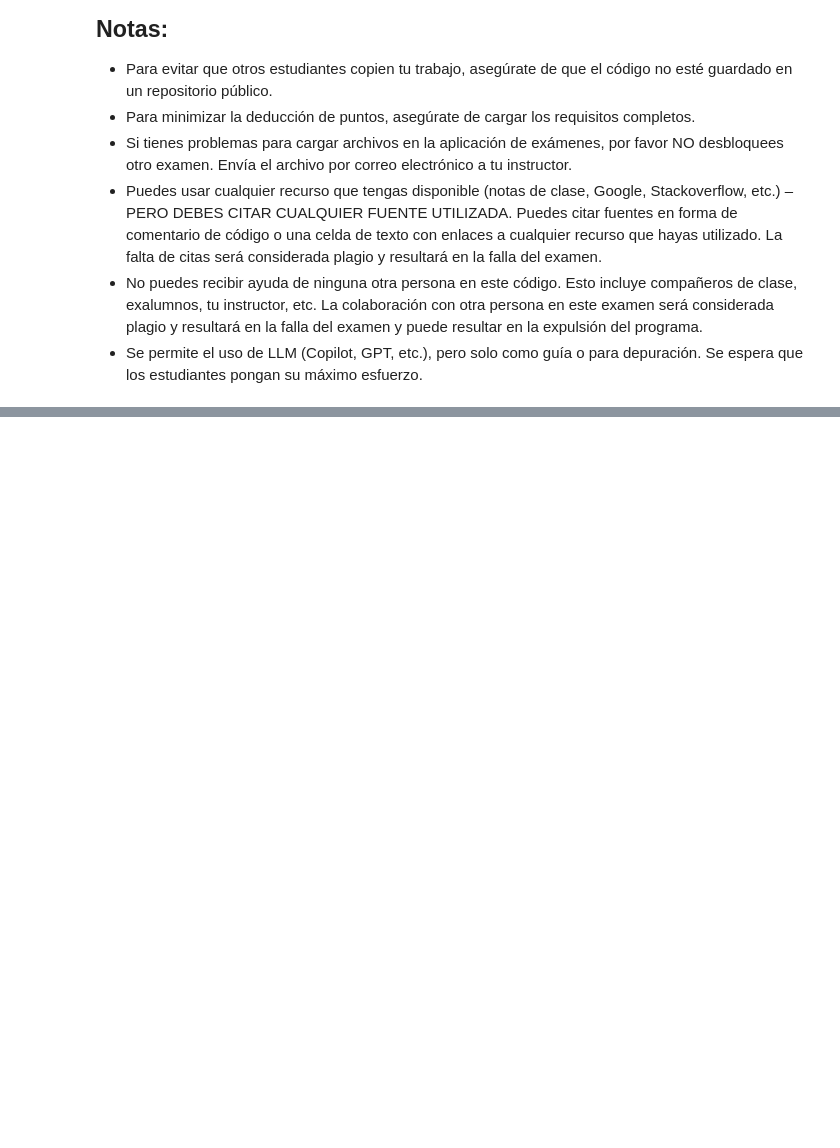
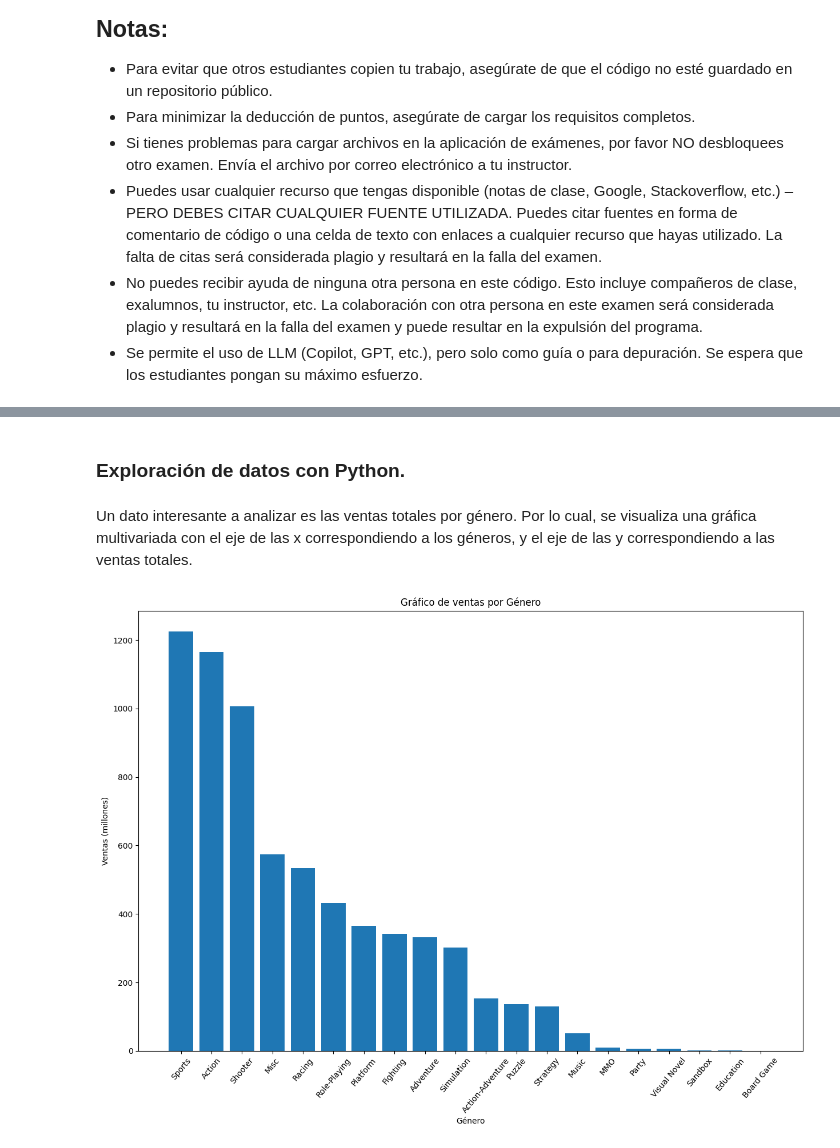
Before and after one commit to dmnunez1993/version-f-analisis-de-ventas-de-videojuegos-2024-examen, a Jupyter notebook: notebooks/exploracion-analisis-de-ventas-de-videojuegos-2024.ipynb, the cells around one changed output, grey strips where cells are left out. Cells and saved outputs as stored; diff of their text form; code cells hidden in the pictures; blank space fills up the shorter version.

```diff
--- a/notebooks/exploracion-analisis-de-ventas-de-videojuegos-2024.ipynb
+++ b/notebooks/exploracion-analisis-de-ventas-de-videojuegos-2024.ipynb
@@ -47,0 +453,5 @@ El dataset puede ser encontrado aquí: https://www.kaggle.com/datasets/asaniczka
+# %%
+df["release_date"] = pd.to_datetime(df["release_date"], format="%Y-%m-%d")
+df["last_update"] = pd.to_datetime(df["release_date"], format="%Y-%m-%d")
+
+df.dtypes
@@ -47,0 +476,18 @@ El dataset puede ser encontrado aquí: https://www.kaggle.com/datasets/asaniczka
+# %% [markdown]
+### Exploración de datos con Python.
+# %% [markdown]
+Un dato interesante a analizar es las ventas totales por género. Por lo cual, se visualiza una gráfica multivariada con el eje de las x correspondiendo a los géneros, y el eje de las y correspondiendo a las ventas totales.
+# %%
+df_categorias_agrupadas = df.groupby("genre")["total_sales_millions"].agg("sum").reset_index().sort_values("total_sales_millions", ascending=False)
+generos = df_categorias_agrupadas["genre"]
+ventas_totales = df_categorias_agrupadas["total_sales_millions"]
+
+plt.figure(figsize=(15, 10))
+plt.bar(generos, ventas_totales)
+plt.title("Gráfico de ventas por Género")
+plt.xlabel("Género")
+plt.ylabel("Ventas (millones)")
+plt.xticks(rotation=50)
+plt.show()
+# %% [output]
+[figure, added]
```
Also changed, not shown: parts of 43 cells of this notebook, 2 other files.
